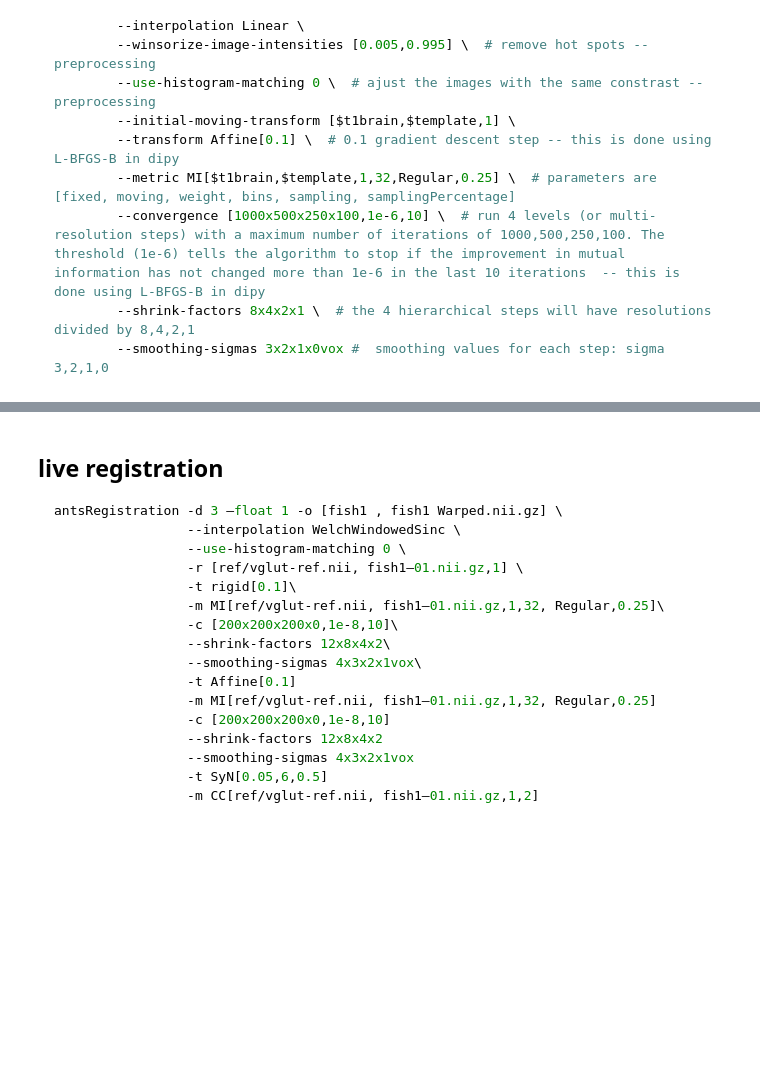
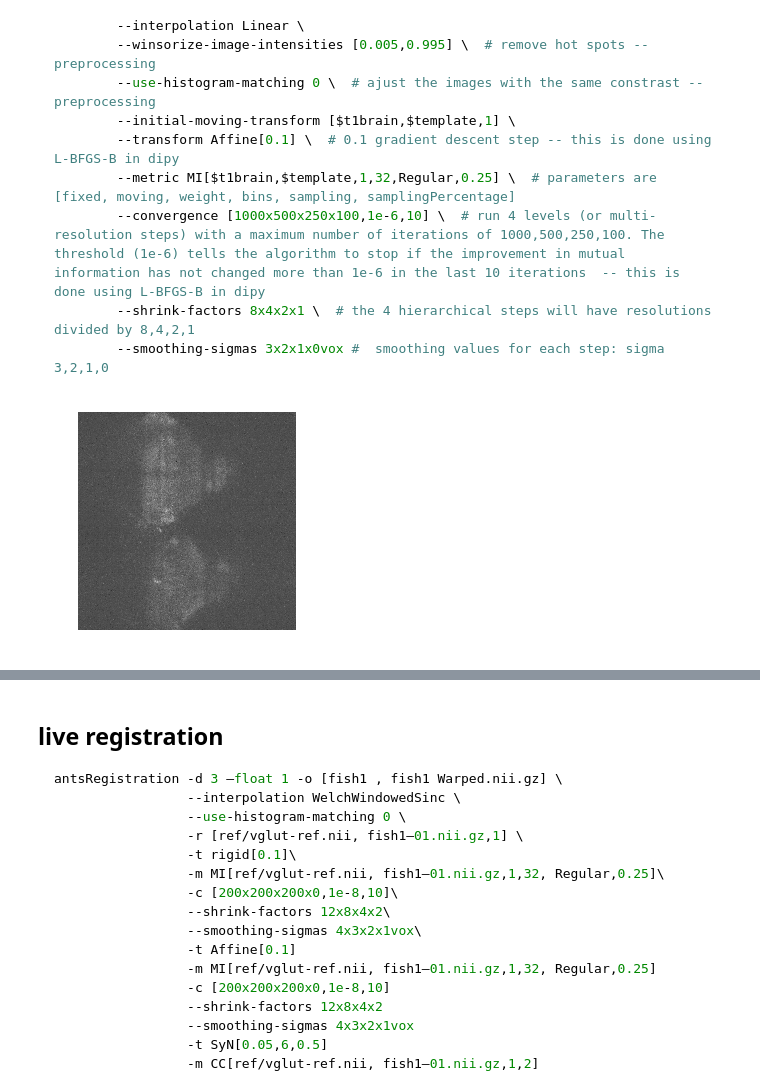
Before and after one commit to zqwei/fish_processing, a Jupyter notebook: imageRegistration/registration.ipynb, the cells around one changed output, grey strips where cells are left out. Saved outputs shown, nothing was run; the diff lists cells and outputs as text; code cells hidden in the pictures; blank space fills up the shorter version.

```diff
--- a/imageRegistration/registration.ipynb
+++ b/imageRegistration/registration.ipynb
@@ -89,0 +49,13 @@ fix = imread('fix.tif', as_grey=True)
+# %%
+# load data
+%matplotlib inline
+import numpy as np
+import matplotlib.pyplot as plt
+import h5py
+h5f = h5py.File('../pixelwiseDenoising/testing_file/TM0000000_CM0_CHN00.h5', 'r')
+imgStack = h5f['default'] # z, x, y
+plt.imshow(imgStack[0], cmap='gray')
+plt.axis('off')
+fix = imgStack[0]
+# %% [output]
+[figure, added]
```
Also changed, not shown: parts of 11 cells of this notebook, 3 other files.
